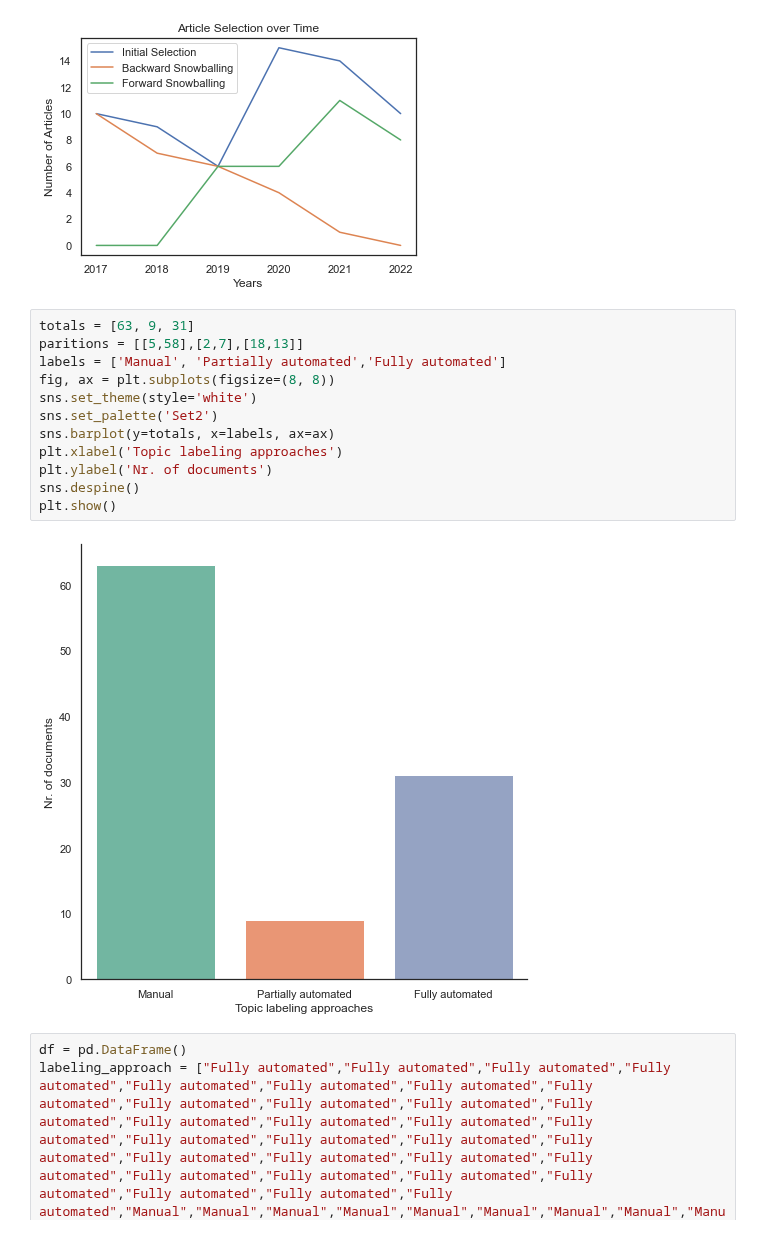
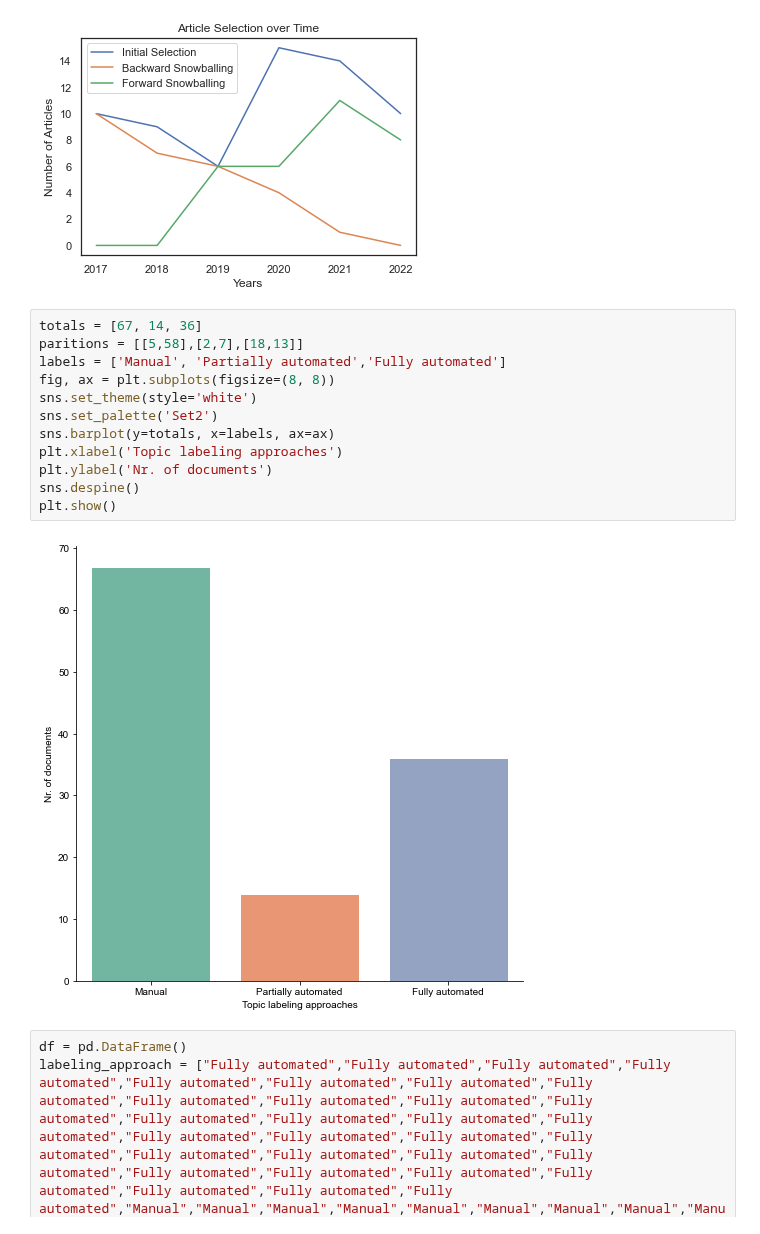
Before and after one commit to iberius96/Msc_Thesis, a Jupyter notebook: Data Visualization/Summary.ipynb, the cells around one changed output. Drawn from its saved outputs; the diff is of its cells as text.

```diff
--- a/Data Visualization/Summary.ipynb
+++ b/Data Visualization/Summary.ipynb
@@ -357,19 +357,19 @@ plt.show()
 # %% [output]
 [figure]
 # %%
-totals = [63, 9, 31]
+totals = [67, 14, 36]
 paritions = [[5,58],[2,7],[18,13]]
 labels = ['Manual', 'Partially automated','Fully automated']
 fig, ax = plt.subplots(figsize=(8, 8))
 sns.set_theme(style='white')
 sns.set_palette('Set2')
 sns.barplot(y=totals, x=labels, ax=ax)
 plt.xlabel('Topic labeling approaches')
 plt.ylabel('Nr. of documents')
 sns.despine()
 plt.show()
 # %% [output]
-[figure, old version]
+[figure, new version]
 # %%
 df = pd.DataFrame()
 labeling_approach = ["Fully automated","Fully automated","Fully automated","Fully automated","Fully automated","Fully automated","Fully automated","Fully automated","Fully automated","Fully automated","Fully automated","Fully automated","Fully automated","Fully automated","Fully automated","Fully automated","Fully automated","Fully automated","Fully automated","Fully automated","Fully automated","Fully automated","Fully automated","Fully automated","Fully automated","Fully automated","Fully automated","Fully automated","Fully automated","Fully automated","Fully automated","Manual","Manual","Manual","Manual","Manual","Manual","Manual","Manual","Manual","Manual","Manual","Manual","Manual","Manual","Manual","Manual","Manual","Manual","Manual","Manual","Manual","Manual","Manual","Manual","Manual","Manual","Manual","Manual","Manual","Manual","Manual","Manual","Manual","Manual","Manual","Manual","Manual","Manual","Manual","Manual","Manual","Manual","Manual","Manual","Manual","Manual","Manual","Manual","Manual","Manual","Manual","Manual","Manual","Manual","Manual","Manual","Manual","Manual","Manual","Manual","Manual","Manual","Manual","Partially automated","Partially automated","Partially automated","Partially automated","Partially automated","Partially automated","Partially automated","Partially automated","Partially automated"]
```
Also changed, not shown: parts of 1 cell of this notebook, 56 other files.
